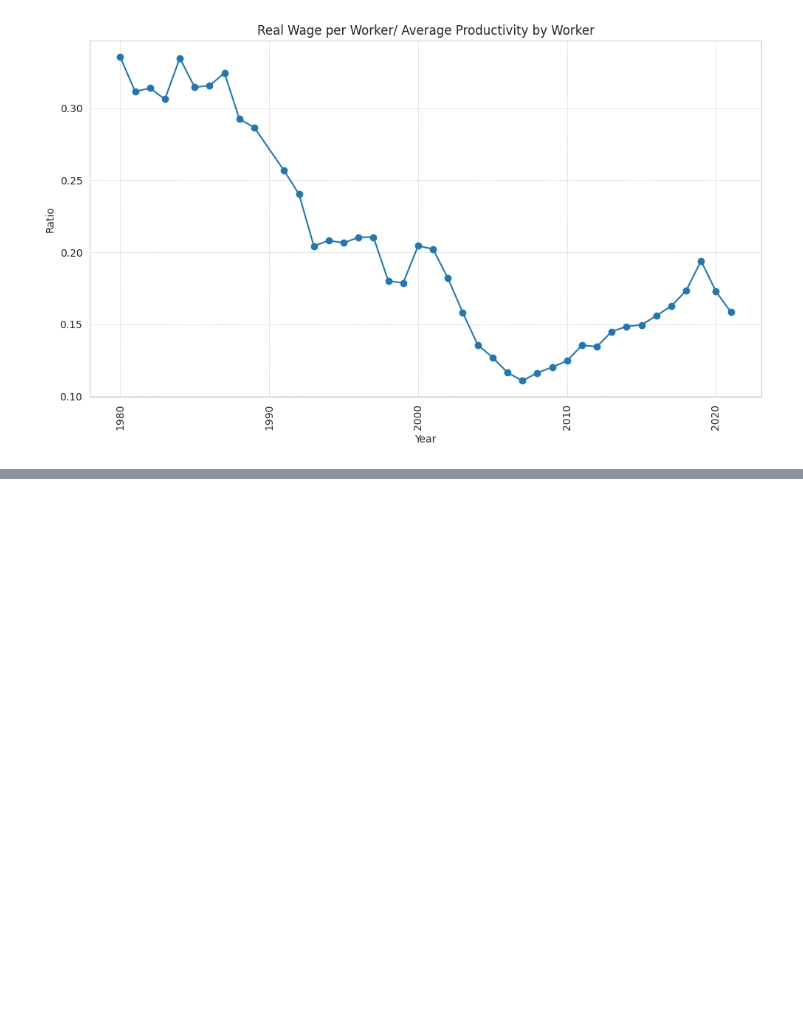
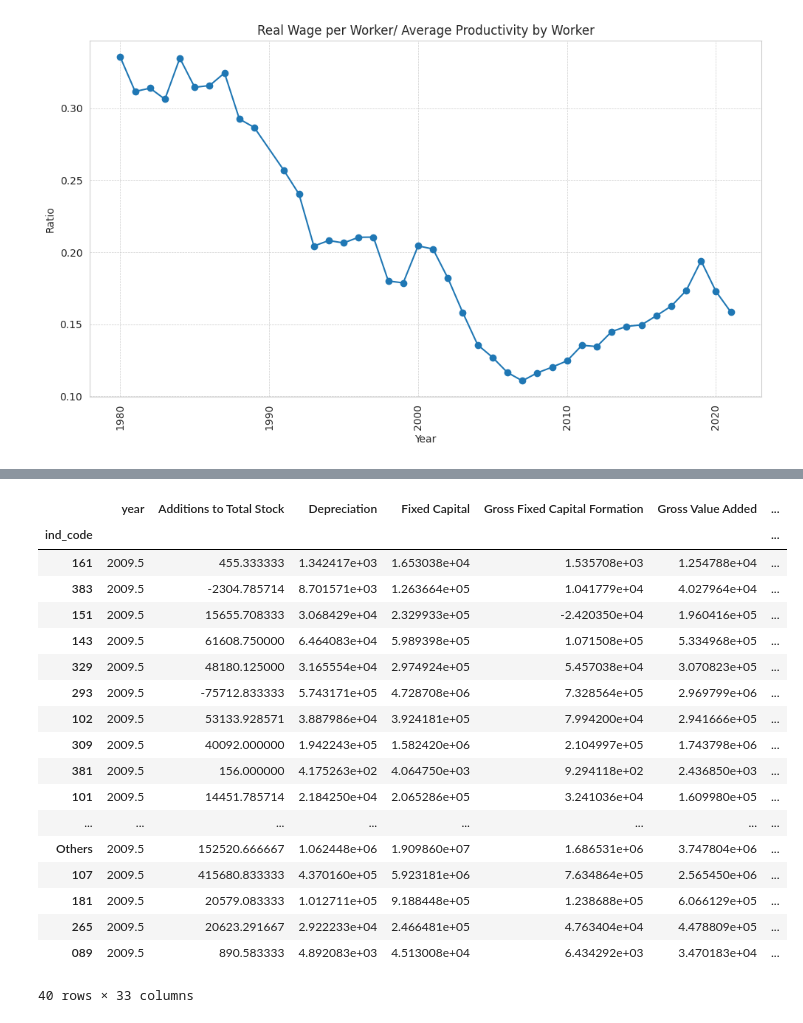
Before and after one commit to kabeerbora/cs_ls, a Jupyter notebook: cs_ls_research.ipynb, the cells around one changed output, grey strips where cells are left out. Drawn from its saved outputs; the diff is of its cells as text; code cells hidden in the pictures; blank space fills up the shorter version.

```diff
--- a/cs_ls_research.ipynb
+++ b/cs_ls_research.ipynb
@@ -128,0 +131,6 @@ plt.show()
+# %%
+df_total = pd.read_excel('/content/drive/MyDrive/Bora-Sarangi/allstates_allvariables.xlsx', sheet_name = 'all_added')
+df_total = df_total[df_total['ind_code'] != 'Total']
+df_total['year'] = df_total['year'].astype(str).str.split('-').str[0].astype(int)
+df_total = df_total[df_total['year'] >= 1998]
+df_total
@@ -128,0 +204,23 @@ plt.show()
+# %%
+avg_by_ind_code = df_total.groupby('ind_code').agg(lambda x: x[x.notna() & (x != 0)].mean() if x.dtype == float or x.dtype == int else None)
+avg_by_ind_code.sample(40)
+# %% [output]
+|  | year | Additions to Total Stock | Depreciation | Fixed Capital | Gross Fixed Capital Formation | Gross Value Added | ... |
+| ind_code |  |  |  |  |  |  | ... |
+| 161 | 2009.5 | 455.333333 | 1.342417e+03 | 1.653038e+04 | 1.535708e+03 | 1.254788e+04 | ... |
+| 383 | 2009.5 | -2304.785714 | 8.701571e+03 | 1.263664e+05 | 1.041779e+04 | 4.027964e+04 | ... |
+| 151 | 2009.5 | 15655.708333 | 3.068429e+04 | 2.329933e+05 | -2.420350e+04 | 1.960416e+05 | ... |
+| 143 | 2009.5 | 61608.750000 | 6.464083e+04 | 5.989398e+05 | 1.071508e+05 | 5.334968e+05 | ... |
+| 329 | 2009.5 | 48180.125000 | 3.165554e+04 | 2.974924e+05 | 5.457038e+04 | 3.070823e+05 | ... |
+| 293 | 2009.5 | -75712.833333 | 5.743171e+05 | 4.728708e+06 | 7.328564e+05 | 2.969799e+06 | ... |
+| 102 | 2009.5 | 53133.928571 | 3.887986e+04 | 3.924181e+05 | 7.994200e+04 | 2.941666e+05 | ... |
+| 309 | 2009.5 | 40092.000000 | 1.942243e+05 | 1.582420e+06 | 2.104997e+05 | 1.743798e+06 | ... |
+| 381 | 2009.5 | 156.000000 | 4.175263e+02 | 4.064750e+03 | 9.294118e+02 | 2.436850e+03 | ... |
+| 101 | 2009.5 | 14451.785714 | 2.184250e+04 | 2.065286e+05 | 3.241036e+04 | 1.609980e+05 | ... |
+| ... | ... | ... | ... | ... | ... | ... | ... |
+| Others | 2009.5 | 152520.666667 | 1.062448e+06 | 1.909860e+07 | 1.686531e+06 | 3.747804e+06 | ... |
+| 107 | 2009.5 | 415680.833333 | 4.370160e+05 | 5.923181e+06 | 7.634864e+05 | 2.565450e+06 | ... |
+| 181 | 2009.5 | 20579.083333 | 1.012711e+05 | 9.188448e+05 | 1.238688e+05 | 6.066129e+05 | ... |
+| 265 | 2009.5 | 20623.291667 | 2.922233e+04 | 2.466481e+05 | 4.763404e+04 | 4.478809e+05 | ... |
+| 089 | 2009.5 | 890.583333 | 4.892083e+03 | 4.513008e+04 | 6.434292e+03 | 3.470183e+04 | ... |
+40 rows × 33 columns
```
Also changed, not shown: parts of 9 cells of this notebook.
